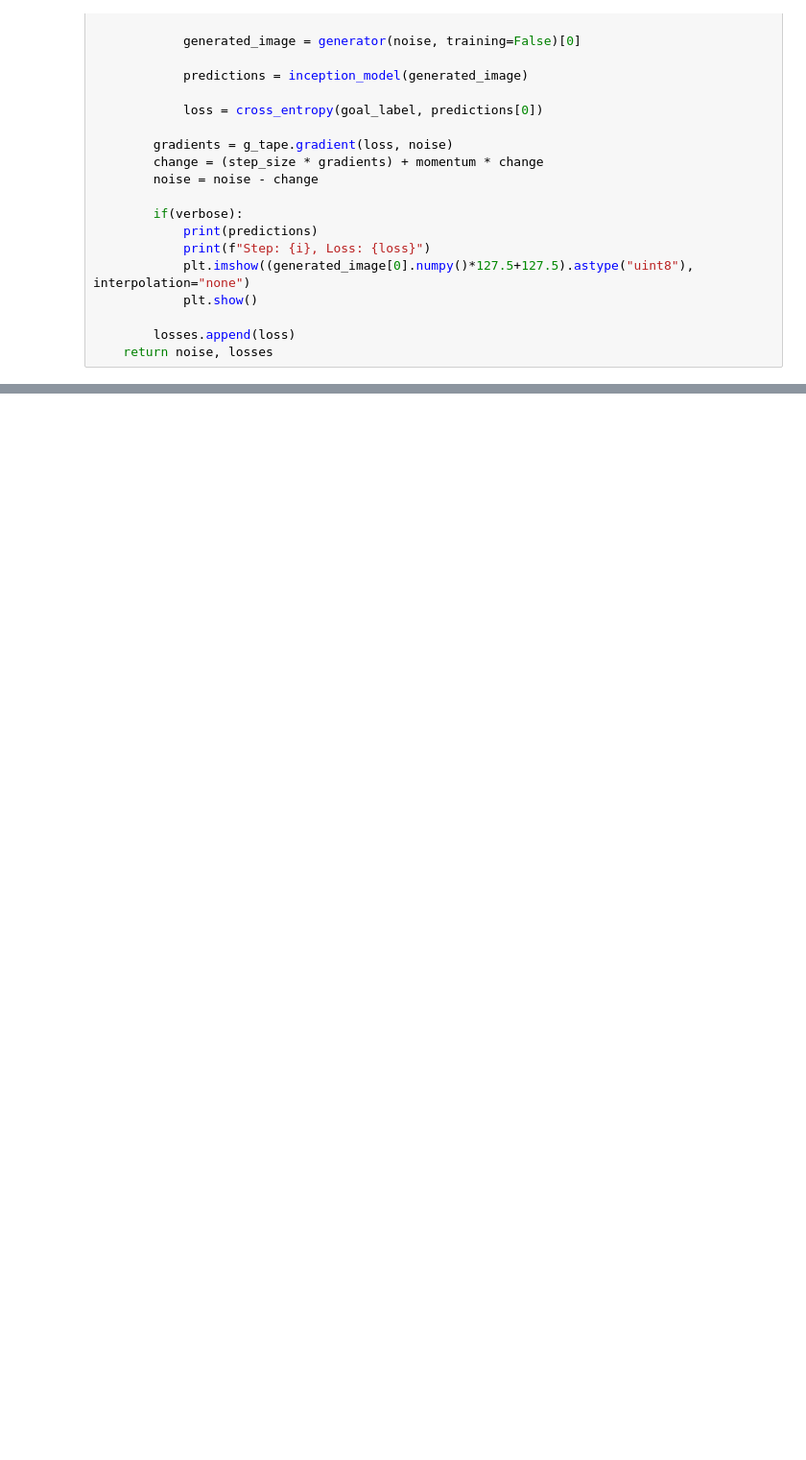
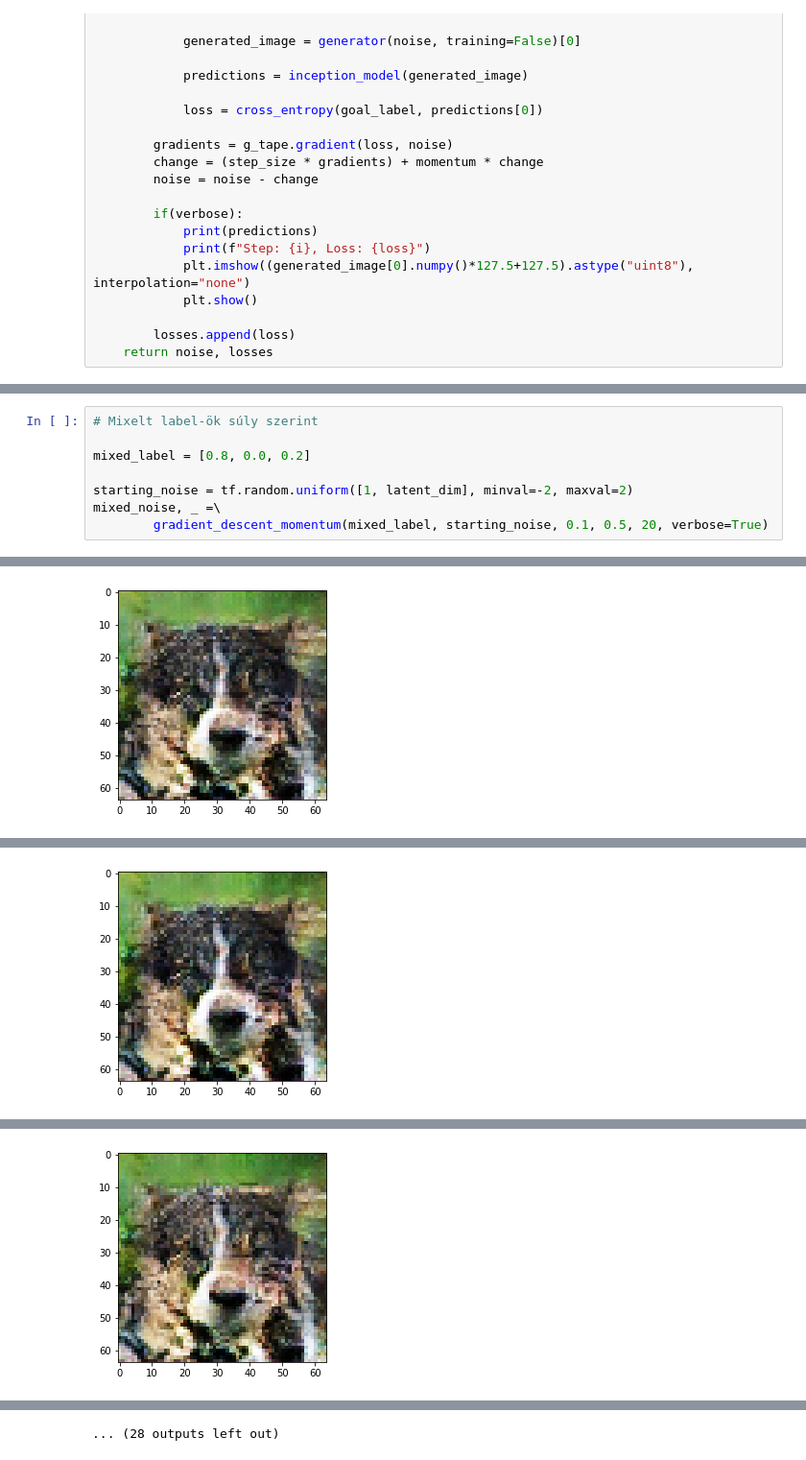
Before and after one commit to DanielNagy97/diplomamunka, a Jupyter notebook: docs/notebooks/GeneratingAnimalFaces.ipynb, the cells around one changed output, grey strips where cells are left out. Shown at 96% size. Drawn from its saved outputs; the diff is of its cells as text; blank space fills up the shorter version.

```diff
--- a/docs/notebooks/GeneratingAnimalFaces.ipynb
+++ b/docs/notebooks/GeneratingAnimalFaces.ipynb
@@ -117,0 +161,9 @@ plt.show()
+# %%
+# Mixelt label-ök súly szerint
+
+mixed_label = [0.8, 0.0, 0.2]
+
+starting_noise = tf.random.uniform([1, latent_dim], minval=-2, maxval=2)
+mixed_noise, _ =\
+        gradient_descent_momentum(mixed_label, starting_noise, 0.1, 0.5, 20, verbose=True)
+# %% [output]
@@ -117,0 +172 @@ plt.show()
+[figure, added]
@@ -117,0 +175 @@ plt.show()
+[figure, added]
@@ -117,0 +178 @@ plt.show()
+[figure, added]
@@ -117,0 +188 @@ plt.show()
+... (28 outputs left out)
```
Also changed, not shown: parts of 8 cells of this notebook.
